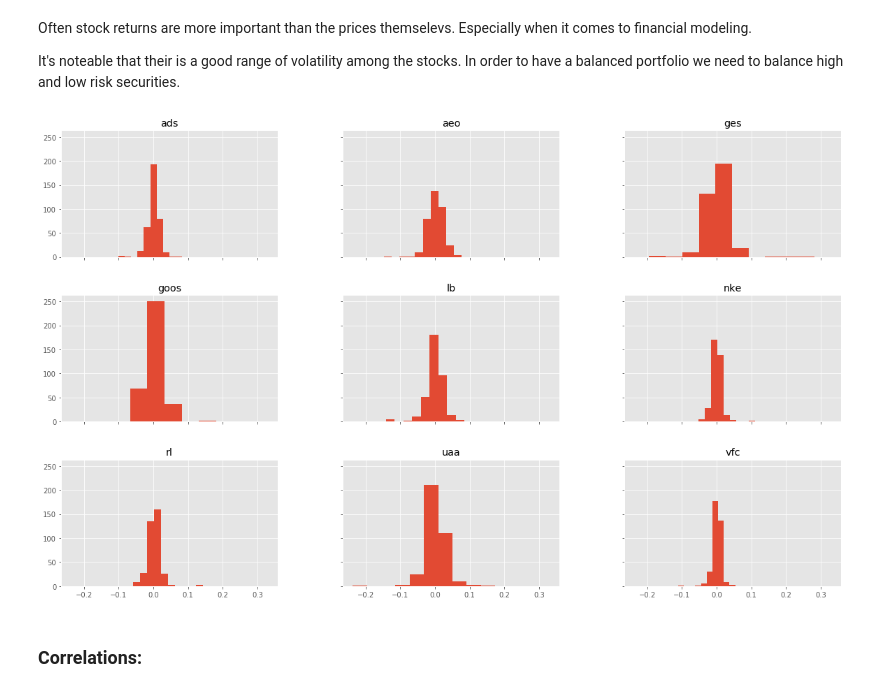
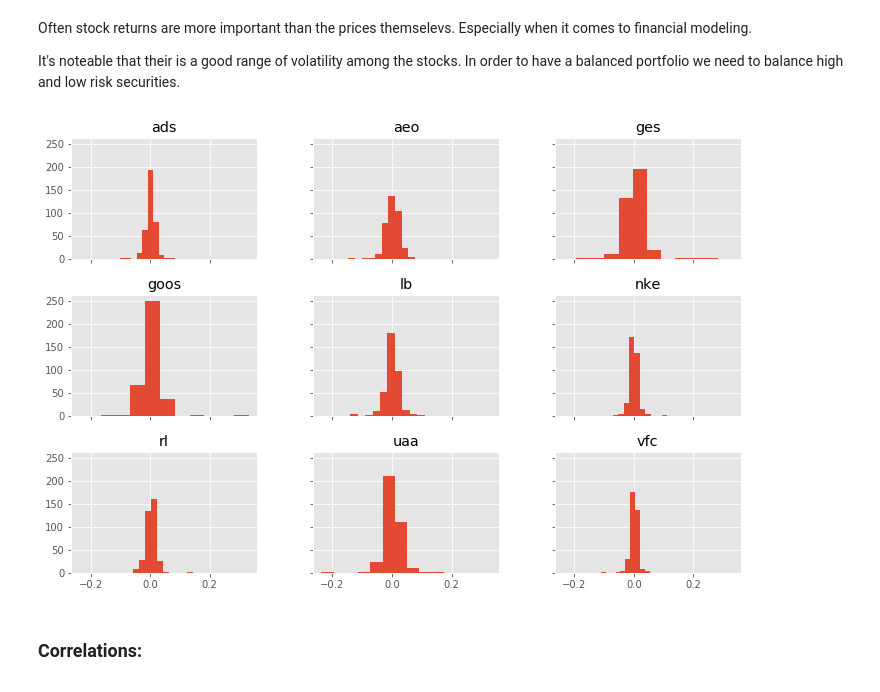
Before and after one commit to crocker456/stocks-, a Jupyter notebook: PortfolioCumulativeReturnForecasts.ipynb, the cells around one changed output. Saved outputs shown, nothing was run; the diff lists cells and outputs as text; code cells hidden in the pictures.

```diff
--- a/PortfolioCumulativeReturnForecasts.ipynb
+++ b/PortfolioCumulativeReturnForecasts.ipynb
@@ -59,11 +59,11 @@ It's noteable that their is a good range of volatility among the stocks.  In ord
 # %%
 logreturns = prices.to_log_returns()
 returns = prices.to_returns()
-prices.pct_change().hist(figsize = (20, 12), sharex = True, sharey = True)
+prices.pct_change().hist(figsize = (12, 8), sharex = True, sharey = True)
 plt.savefig("INDret.png")
 plt.show()
 # %% [output]
-[figure, old version]
+[figure, new version]
 # %% [markdown]
 ### Correlations:
 # %%
```
Also changed, not shown: parts of 3 cells of this notebook, 6 other files.
